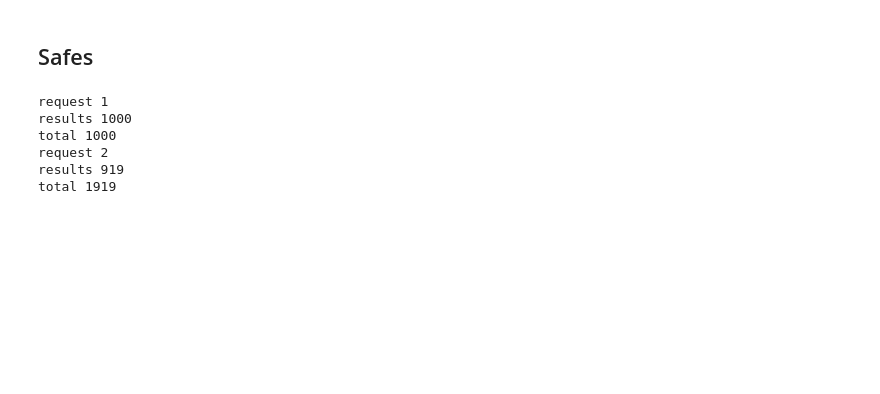
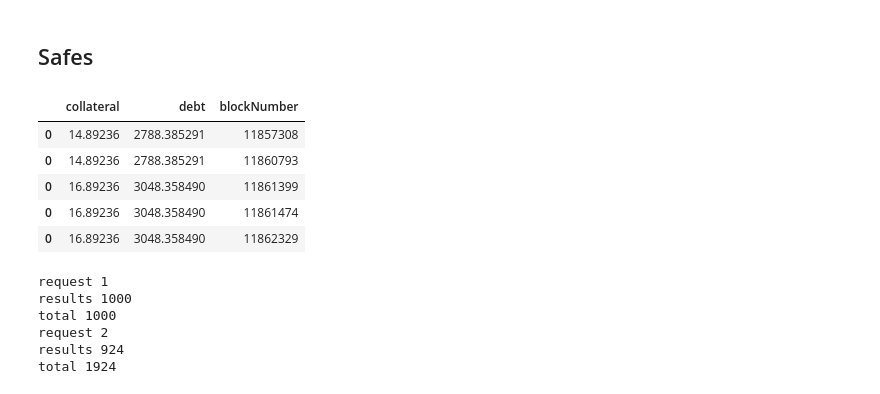
Before and after one commit to BlockScience/reflexer, a Jupyter notebook: notebooks/analysis/TheGraphDataSetCreation.ipynb, the cells around one changed output. Cells and saved outputs as stored; diff of their text form; code cells hidden in the pictures; blank space fills up the shorter version.

```diff
--- a/notebooks/analysis/TheGraphDataSetCreation.ipynb
+++ b/notebooks/analysis/TheGraphDataSetCreation.ipynb
@@ -382,5 +413,39 @@ accountingEngine.tail()
 # %% [markdown]
 ## Safes
+# %%
+safehistories = []
+for i in blocknumbers:
+    query = '''
+    {
+      safes(block: {number:%s}) {
+            collateral
+            debt
+      }
+    }
+    ''' % i
+    r = requests.post(url, json = {'query':query})
+    s = json.loads(r.content)['data']['safes']
+    t = pd.DataFrame(s)
+    t['collateral'] = t['collateral'].astype(float)
+    t['debt'] = t['debt'].astype(float)
+    safehistories.append(pd.DataFrame(t.sum().to_dict(),index=[0]))
+
+safe_history = pd.concat(safehistories)
+
+safe_history['blockNumber'] = blocknumbers
+safe_history.reset_index(inplace=True)
+del safe_history['index']
+
+safe_history['collateral_diff'] = safe_history['collateral'].diff()
+safe_history['debt_diff'] = safe_history['debt'].diff()
+safe_history.head()
+# %% [output]
+|  | collateral | debt | blockNumber |
+| 0 | 14.89236 | 2788.385291 | 11857308 |
+| 0 | 14.89236 | 2788.385291 | 11860793 |
+| 0 | 16.89236 | 3048.358490 | 11861399 |
+| 0 | 16.89236 | 3048.358490 | 11861474 |
+| 0 | 16.89236 | 3048.358490 | 11862329 |
 # %%
 # get all safe ids
 query_header = '''
@@ -412,6 +477,7 @@ query_body = '''
             createdAt # Timestamp of the block at which this Safe was opened [seconds]
             createdAtBlock # Block number at which this Safe was opened
             createdAtTransaction # Hash of the transaction that opened the Safe
+            modifiedAtBlock
 '''
 
 
@@ -435,8 +501,8 @@ request 1
 results 1000
 total 1000
 request 2
-results 919
-total 1919
+results 924
+total 1924
 # %%
 safes_df
 # %% [output]
```
Also changed, not shown: parts of 20 cells of this notebook, 3 other files.
